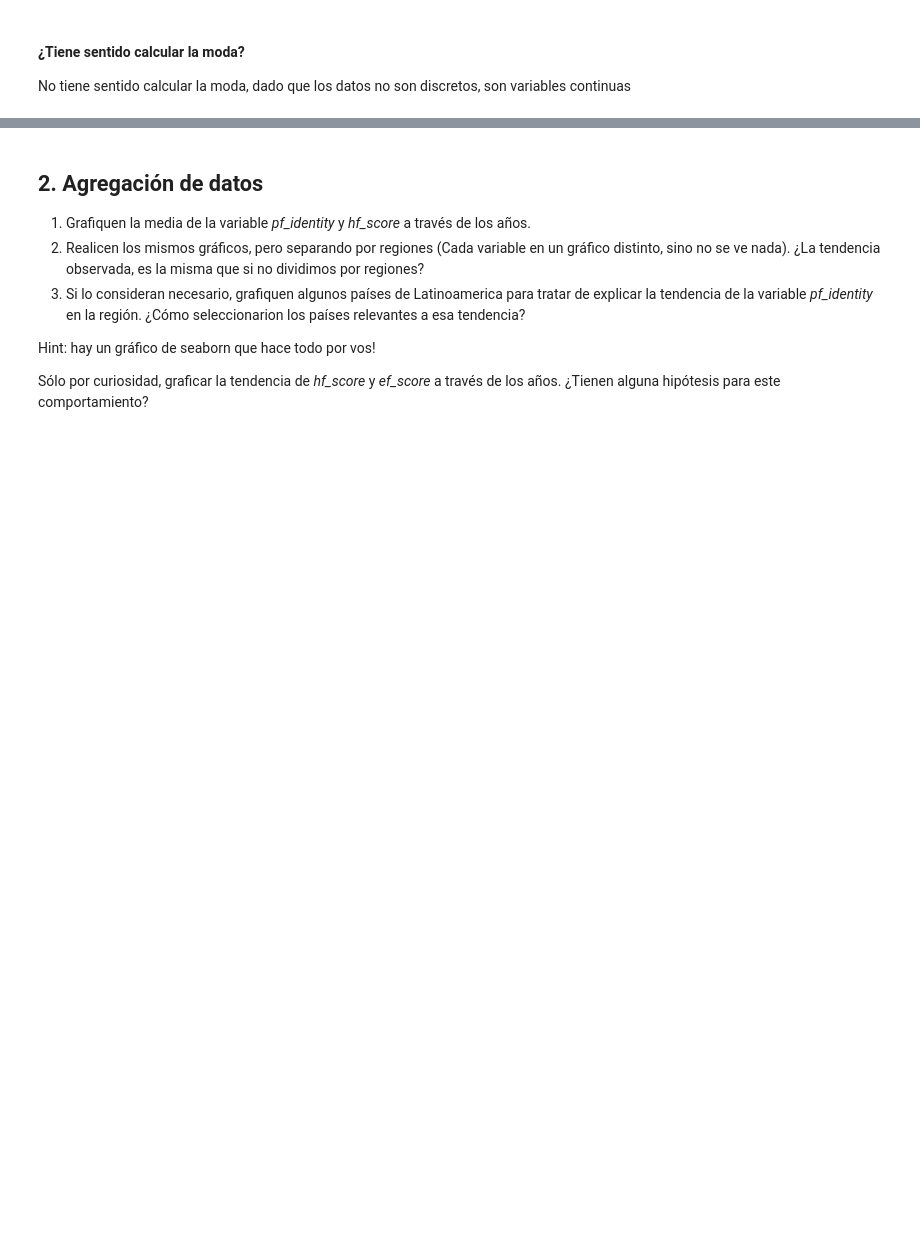
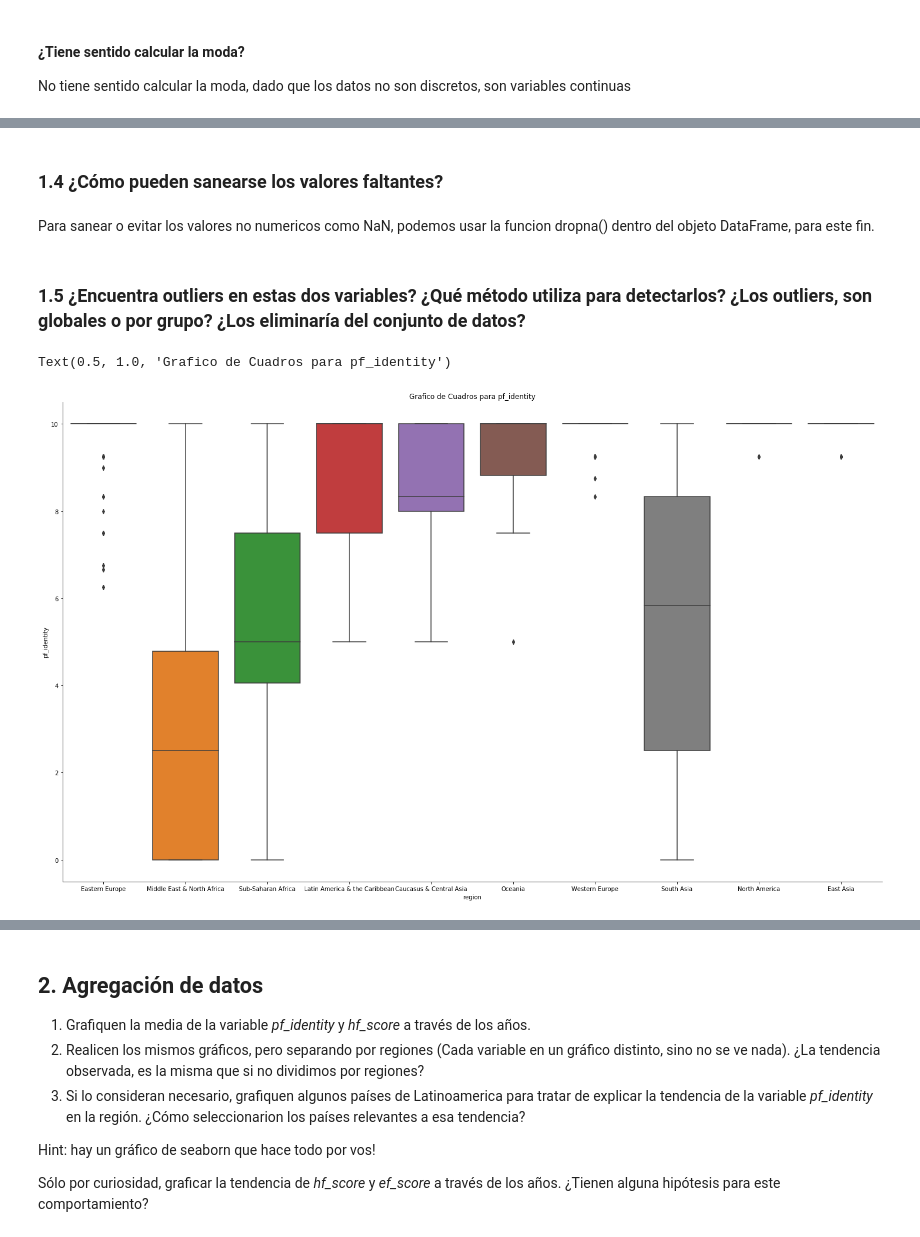
Before and after one commit to abernalc/diplodatos2019, a Jupyter notebook: 02_practico_I.ipynb, the cells around one changed output, grey strips where cells are left out. Saved outputs shown, nothing was run; the diff lists cells and outputs as text; code cells hidden in the pictures; blank space fills up the shorter version.

```diff
--- a/02_practico_I.ipynb
+++ b/02_practico_I.ipynb
@@ -244,0 +259,15 @@ No tiene sentido calcular la moda, dado que los datos no son discretos, son vari
+# %% [markdown]
+### 1.4 ¿Cómo pueden sanearse los valores faltantes?
+# %% [markdown]
+Para sanear o evitar los valores no numericos como NaN, podemos usar la funcion dropna() dentro del objeto DataFrame, para este fin.
+# %% [markdown]
+### 1.5 ¿Encuentra outliers en estas dos variables? ¿Qué método utiliza para detectarlos? ¿Los outliers, son globales o por grupo? ¿Los eliminaría del conjunto de datos?
+# %%
+# Usamos un Grafico de Cuadros para evaluar la existencia de outliers
+plt.figure(figsize=(25,15))
+seaborn.boxplot(data=dataset, x='region', y='pf_identity')
+seaborn.despine()
+plt.title('Grafico de Cuadros para pf_identity')
+# %% [output]
+Text(0.5, 1.0, 'Grafico de Cuadros para pf_identity')
+[figure, added]
```
Also changed, not shown: parts of 34 cells of this notebook.
